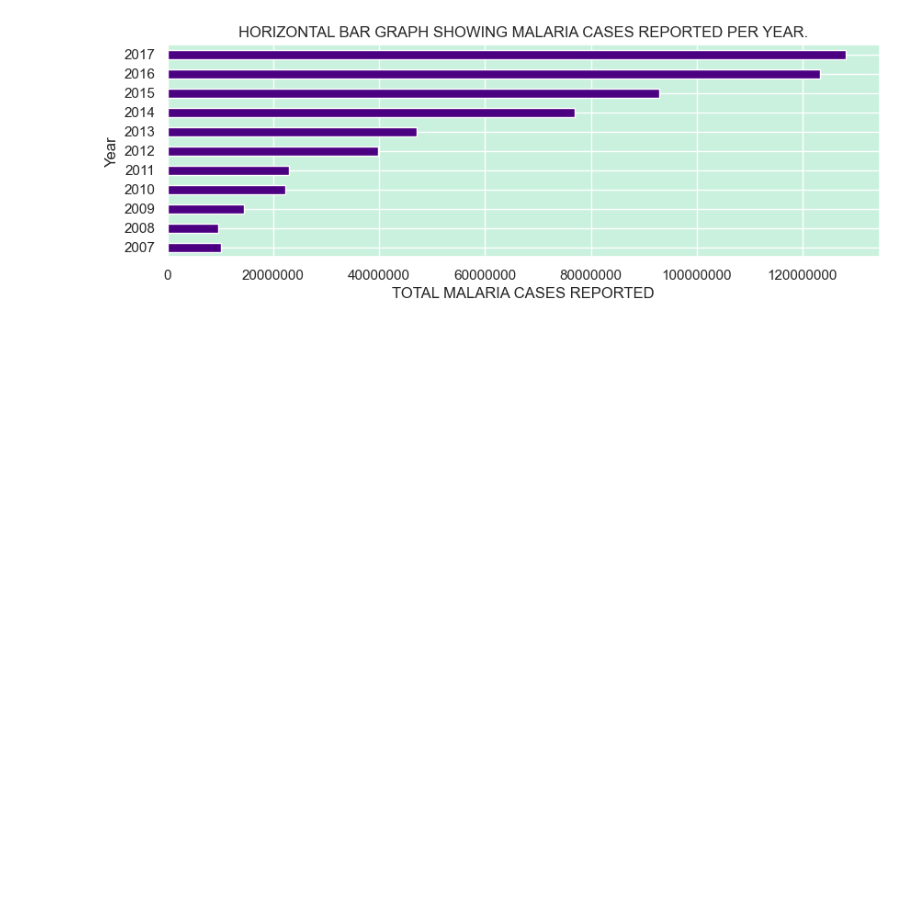
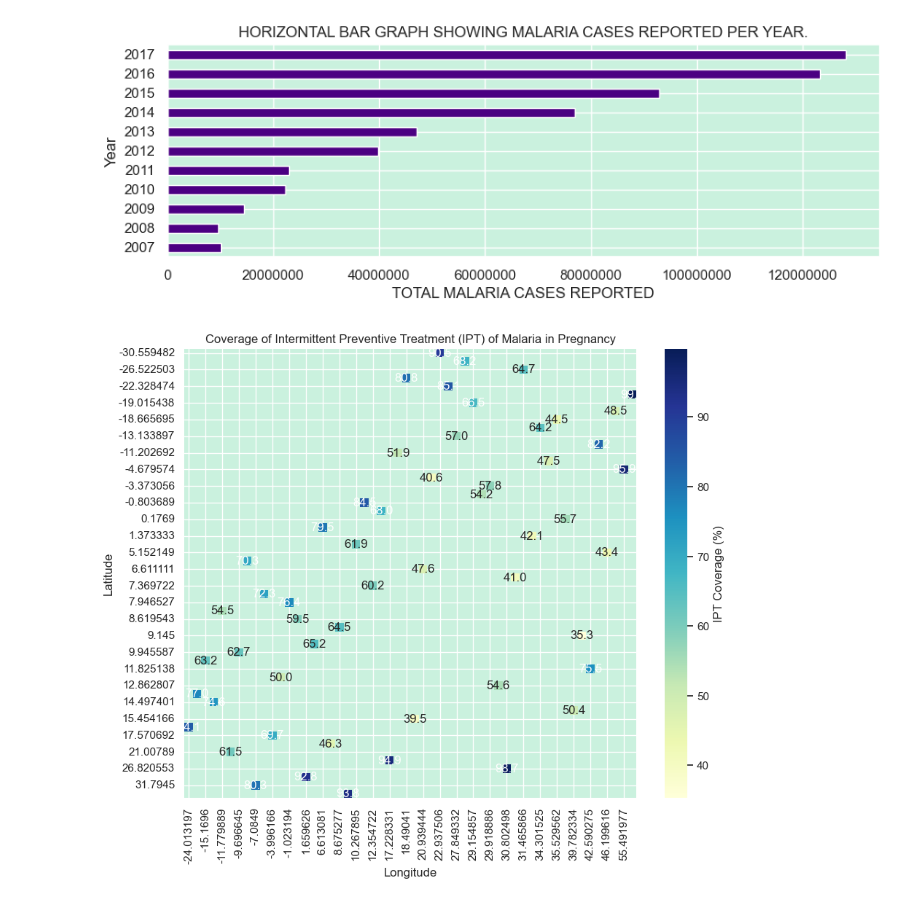
Before and after one commit to swalusimbi/Malaria_In_Africa, a Jupyter notebook: Malaria_in_Africa_GroupB/src/grp_work/project.ipynb, the cells around one changed output. Drawn from its saved outputs; the diff is of its cells as text; code cells hidden in the pictures; blank space fills up the shorter version.

Commit message:
geographic analysis and pregnancy

```diff
--- a/Malaria_in_Africa_GroupB/src/grp_work/project.ipynb
+++ b/Malaria_in_Africa_GroupB/src/grp_work/project.ipynb
@@ -341,0 +372,28 @@ plt.show()
+# %%
+
+data = pd.read_csv(r'..\..\resources\datasets\MalariaAfricaDataset.csv')
+
+# Choose relevant columns for visualization
+columns_for_heatmap = ['latitude', 'longitude', 'People using at least basic drinking water services (% of population)']
+
+# Filter rows related to Malaria in Pregnancy (if available)
+# For example, if you have a specific column indicating Malaria in Pregnancy data, use it in the filter:
+# data = data[data['Malaria_in_Pregnancy_column'] == 'Yes']
+
+# Pivot the data to create a matrix for heatmap visualization
+heatmap_data = data[columns_for_heatmap].pivot_table(
+    index='latitude',
+    columns='longitude',
+    values='People using at least basic drinking water services (% of population)',
+    aggfunc='mean'
+)
+
+# Create the heatmap using seaborn
+plt.figure(figsize=(10, 8))
+sns.heatmap(heatmap_data, cmap='YlGnBu', annot=True, fmt=".1f", cbar_kws={'label': 'IPT Coverage (%)'})
+plt.title('Coverage of Intermittent Preventive Treatment (IPT) of Malaria in Pregnancy')
+plt.xlabel('Longitude')
+plt.ylabel('Latitude')
+plt.show()
+# %% [output]
+[figure, added]
```
Also changed, not shown: parts of 2 cells of this notebook, 1 other file.
